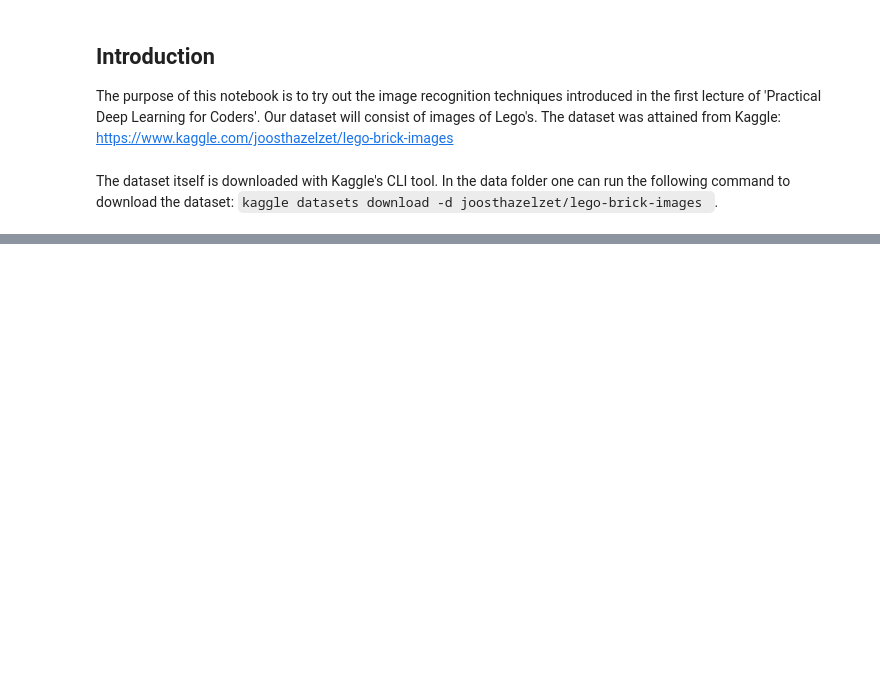
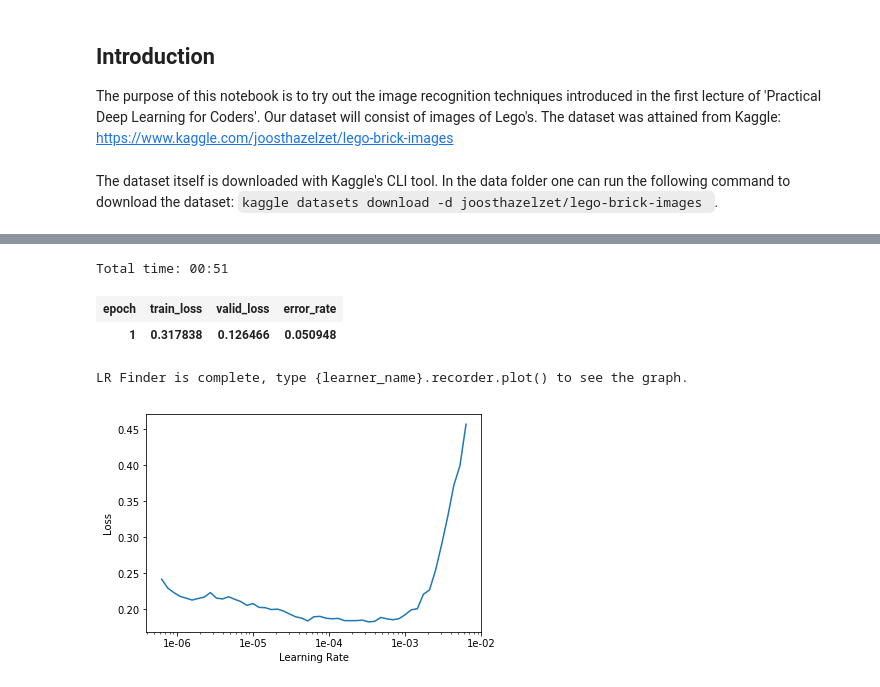
Before and after one commit to robertsiipola/fastai_monorepo, a Jupyter notebook: notebooks/dl1/lesson1-recreate.ipynb, the cells around one changed output, grey strips where cells are left out. Cells and saved outputs as stored; diff of their text form; code cells hidden in the pictures; blank space fills up the shorter version.

```diff
--- a/notebooks/dl1/lesson1-recreate.ipynb
+++ b/notebooks/dl1/lesson1-recreate.ipynb
@@ -23,0 +115,14 @@ data_dir_raw = os.path.abspath(
+# %%
+learn.fit_one_cycle(1)
+# %% [output]
+Total time: 00:51
+| epoch | train_loss | valid_loss | error_rate |
+| 1 | 0.317838 | 0.126466 | 0.050948 |
+# %%
+learn.lr_find()
+# %% [output]
+LR Finder is complete, type {learner_name}.recorder.plot() to see the graph.
+# %%
+learn.recorder.plot()
+# %% [output]
+[figure, added]
```
Also changed, not shown: parts of 17 cells of this notebook.
